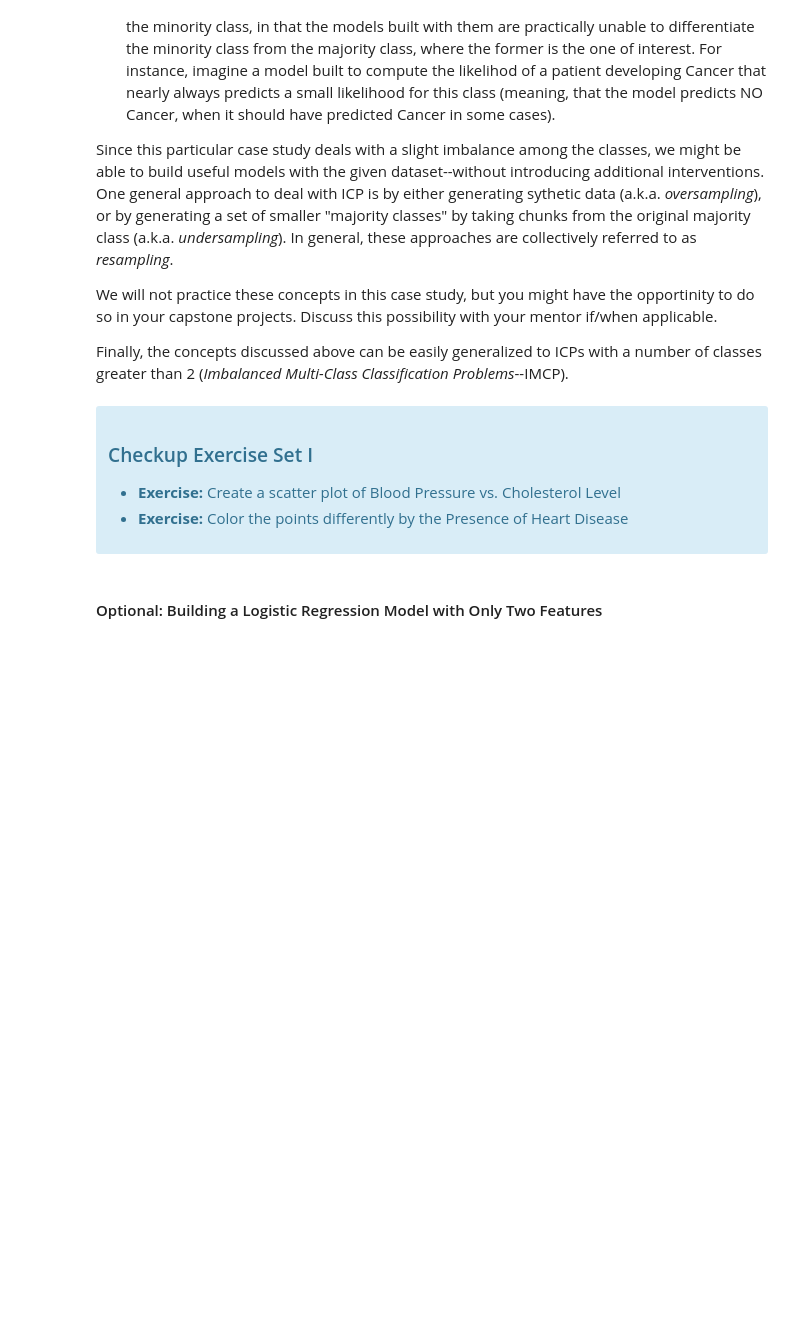
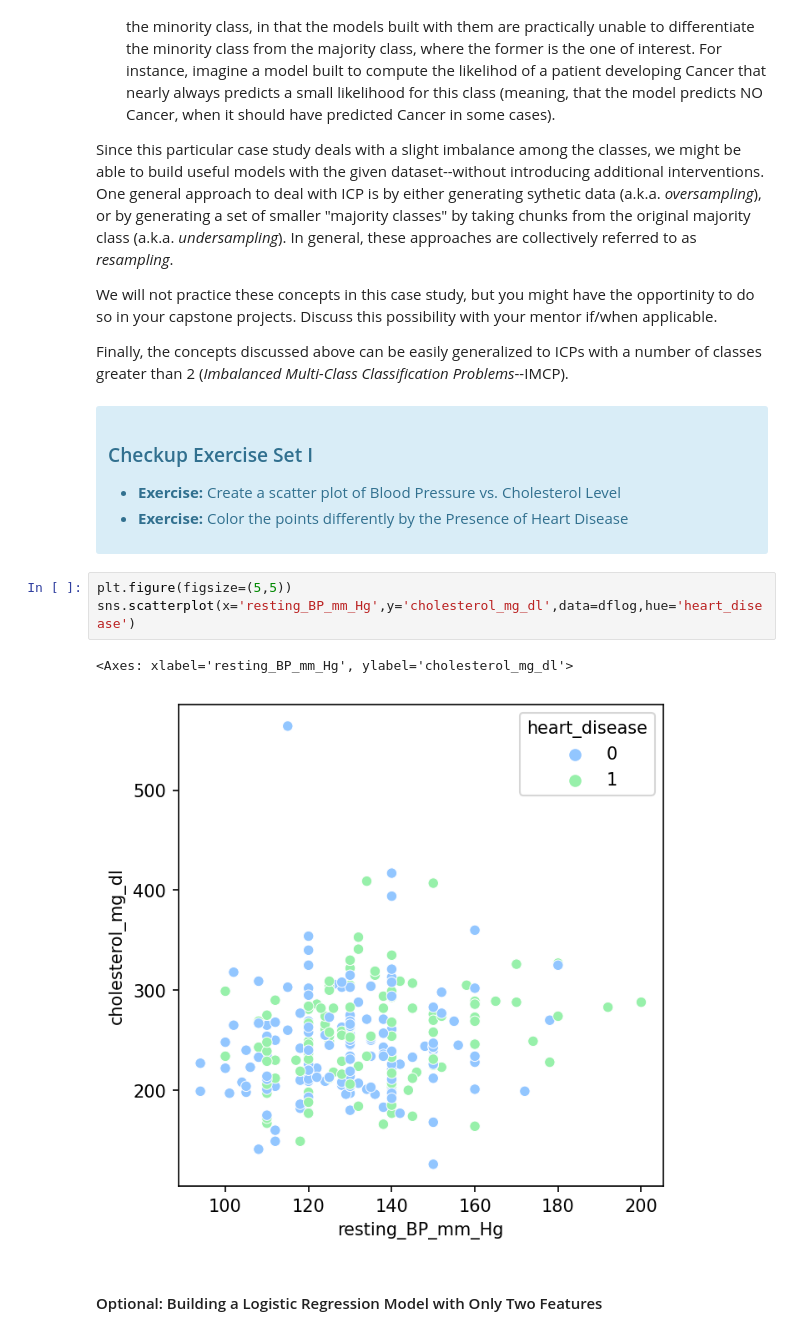
Before and after one commit to sabheen9/Logistic_Regression_Advanced_Case_Study, a Jupyter notebook: Logistic Regression Advanced Case Study -LU- 8_23/Logistic Regression Advanced Case Study.ipynb, the cells around one changed output. Drawn from its saved outputs; the diff is of its cells as text; blank space fills up the shorter version.

```diff
--- a/Logistic Regression Advanced Case Study -LU- 8_23/Logistic Regression Advanced Case Study.ipynb
+++ b/Logistic Regression Advanced Case Study -LU- 8_23/Logistic Regression Advanced Case Study.ipynb
@@ -527,6 +527,12 @@ Finally, the concepts discussed above can be easily generalized to ICPs with a n
   <li> <b>Exercise:</b> Color the points differently by the Presence of Heart Disease
 </ul>
 </div>
+# %%
+plt.figure(figsize=(5,5))
+sns.scatterplot(x='resting_BP_mm_Hg',y='cholesterol_mg_dl',data=dflog,hue='heart_disease')
+# %% [output]
+<Axes: xlabel='resting_BP_mm_Hg', ylabel='cholesterol_mg_dl'>
+[figure, added]
 # %% [markdown]
 #### Optional: Building a Logistic Regression Model with Only Two Features
 # %% [markdown]
```
